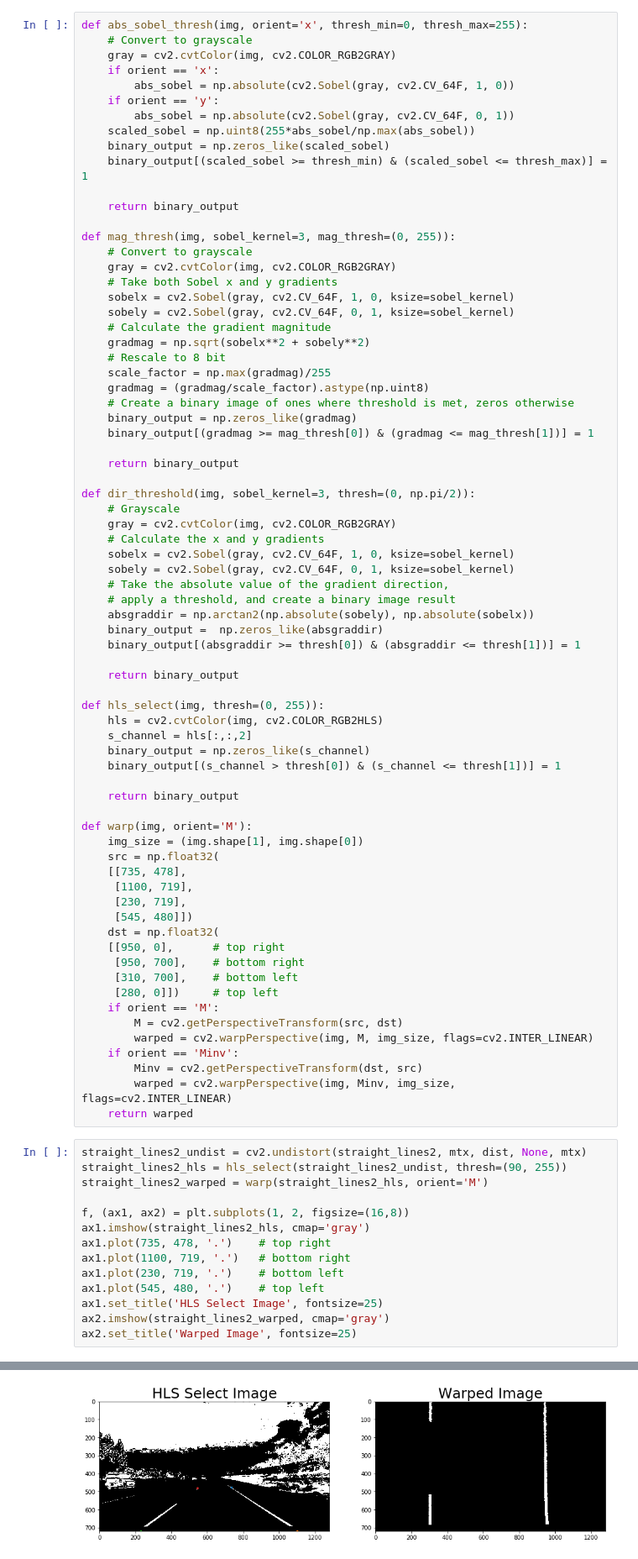
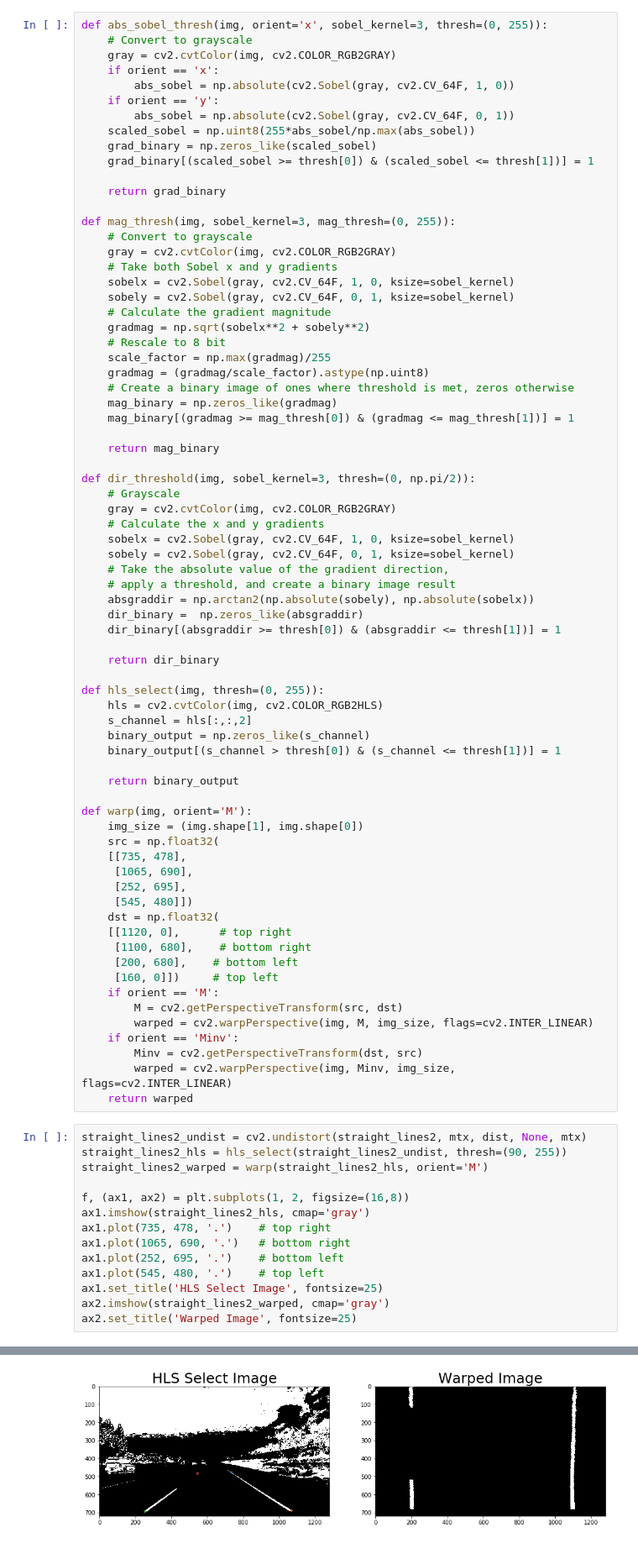
Before and after one commit to atlas604/advanced-lane-lines, a Jupyter notebook: advanced-lane-lines.ipynb, the cells around one changed output, grey strips where cells are left out. Shown at 84% size. Cells and saved outputs as stored; diff of their text form.

```diff
--- a/advanced-lane-lines.ipynb
+++ b/advanced-lane-lines.ipynb
@@ -113,5 +115,5 @@ ax2.set_title('Undistorted Image', fontsize=25)
 # %%
-def abs_sobel_thresh(img, orient='x', thresh_min=0, thresh_max=255):
+def abs_sobel_thresh(img, orient='x', sobel_kernel=3, thresh=(0, 255)):
     # Convert to grayscale
     gray = cv2.cvtColor(img, cv2.COLOR_RGB2GRAY)
     if orient == 'x':
@@ -119,10 +121,10 @@ def abs_sobel_thresh(img, orient='x', thresh_min=0, thresh_max=255):
     if orient == 'y':
         abs_sobel = np.absolute(cv2.Sobel(gray, cv2.CV_64F, 0, 1))
     scaled_sobel = np.uint8(255*abs_sobel/np.max(abs_sobel))
-    binary_output = np.zeros_like(scaled_sobel)
-    binary_output[(scaled_sobel >= thresh_min) & (scaled_sobel <= thresh_max)] = 1
+    grad_binary = np.zeros_like(scaled_sobel)
+    grad_binary[(scaled_sobel >= thresh[0]) & (scaled_sobel <= thresh[1])] = 1
 
-    return binary_output
+    return grad_binary
 
 def mag_thresh(img, sobel_kernel=3, mag_thresh=(0, 255)):
     # Convert to grayscale
@@ -136,10 +138,10 @@ def mag_thresh(img, sobel_kernel=3, mag_thresh=(0, 255)):
     scale_factor = np.max(gradmag)/255
     gradmag = (gradmag/scale_factor).astype(np.uint8)
     # Create a binary image of ones where threshold is met, zeros otherwise
-    binary_output = np.zeros_like(gradmag)
-    binary_output[(gradmag >= mag_thresh[0]) & (gradmag <= mag_thresh[1])] = 1
+    mag_binary = np.zeros_like(gradmag)
+    mag_binary[(gradmag >= mag_thresh[0]) & (gradmag <= mag_thresh[1])] = 1
 
-    return binary_output
+    return mag_binary
 
 def dir_threshold(img, sobel_kernel=3, thresh=(0, np.pi/2)):
     # Grayscale
@@ -150,10 +152,10 @@ def dir_threshold(img, sobel_kernel=3, thresh=(0, np.pi/2)):
     # Take the absolute value of the gradient direction,
     # apply a threshold, and create a binary image result
     absgraddir = np.arctan2(np.absolute(sobely), np.absolute(sobelx))
-    binary_output =  np.zeros_like(absgraddir)
-    binary_output[(absgraddir >= thresh[0]) & (absgraddir <= thresh[1])] = 1
+    dir_binary =  np.zeros_like(absgraddir)
+    dir_binary[(absgraddir >= thresh[0]) & (absgraddir <= thresh[1])] = 1
 
-    return binary_output
+    return dir_binary
 
 def hls_select(img, thresh=(0, 255)):
     hls = cv2.cvtColor(img, cv2.COLOR_RGB2HLS)
@@ -167,14 +169,14 @@ def warp(img, orient='M'):
     img_size = (img.shape[1], img.shape[0])
     src = np.float32(
     [[735, 478],
-     [1100, 719],
-     [230, 719],
+     [1065, 690],
+     [252, 695],
      [545, 480]])
     dst = np.float32(
-    [[950, 0],      # top right
-     [950, 700],    # bottom right
-     [310, 700],    # bottom left
-     [280, 0]])     # top left
+    [[1120, 0],      # top right
+     [1100, 680],    # bottom right
+     [200, 680],    # bottom left
+     [160, 0]])     # top left
     if orient == 'M':
         M = cv2.getPerspectiveTransform(src, dst)
         warped = cv2.warpPerspective(img, M, img_size, flags=cv2.INTER_LINEAR)
@@ -185,20 +187,20 @@ def warp(img, orient='M'):
 # %%
 straight_lines2_undist = cv2.undistort(straight_lines2, mtx, dist, None, mtx)
 straight_lines2_hls = hls_select(straight_lines2_undist, thresh=(90, 255))
 straight_lines2_warped = warp(straight_lines2_hls, orient='M')
 
 f, (ax1, ax2) = plt.subplots(1, 2, figsize=(16,8))
 ax1.imshow(straight_lines2_hls, cmap='gray')
 ax1.plot(735, 478, '.')    # top right
-ax1.plot(1100, 719, '.')   # bottom right
-ax1.plot(230, 719, '.')    # bottom left
+ax1.plot(1065, 690, '.')   # bottom right
+ax1.plot(252, 695, '.')    # bottom left
 ax1.plot(545, 480, '.')    # top left
 ax1.set_title('HLS Select Image', fontsize=25)
 ax2.imshow(straight_lines2_warped, cmap='gray')
 ax2.set_title('Warped Image', fontsize=25)
 # %% [output]
 <matplotlib.text.Text at 0x...>
-[figure, old version]
+[figure, new version]
 # %%
 test1_hls = hls_select(test1_undist, thresh=(90, 255))
 test1_warped = warp(test1_hls, orient='M')
```
Also changed, not shown: parts of 10 cells of this notebook.
